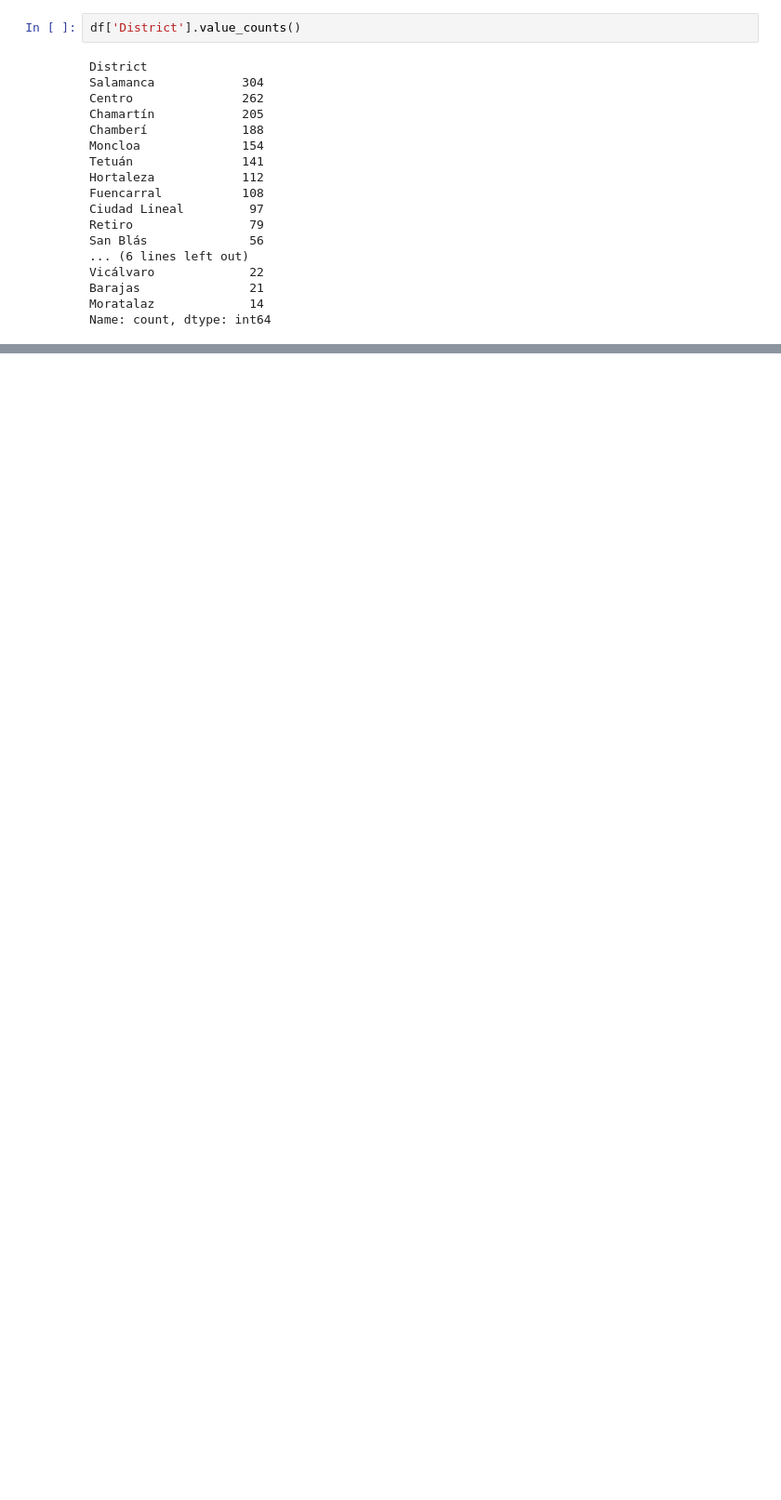
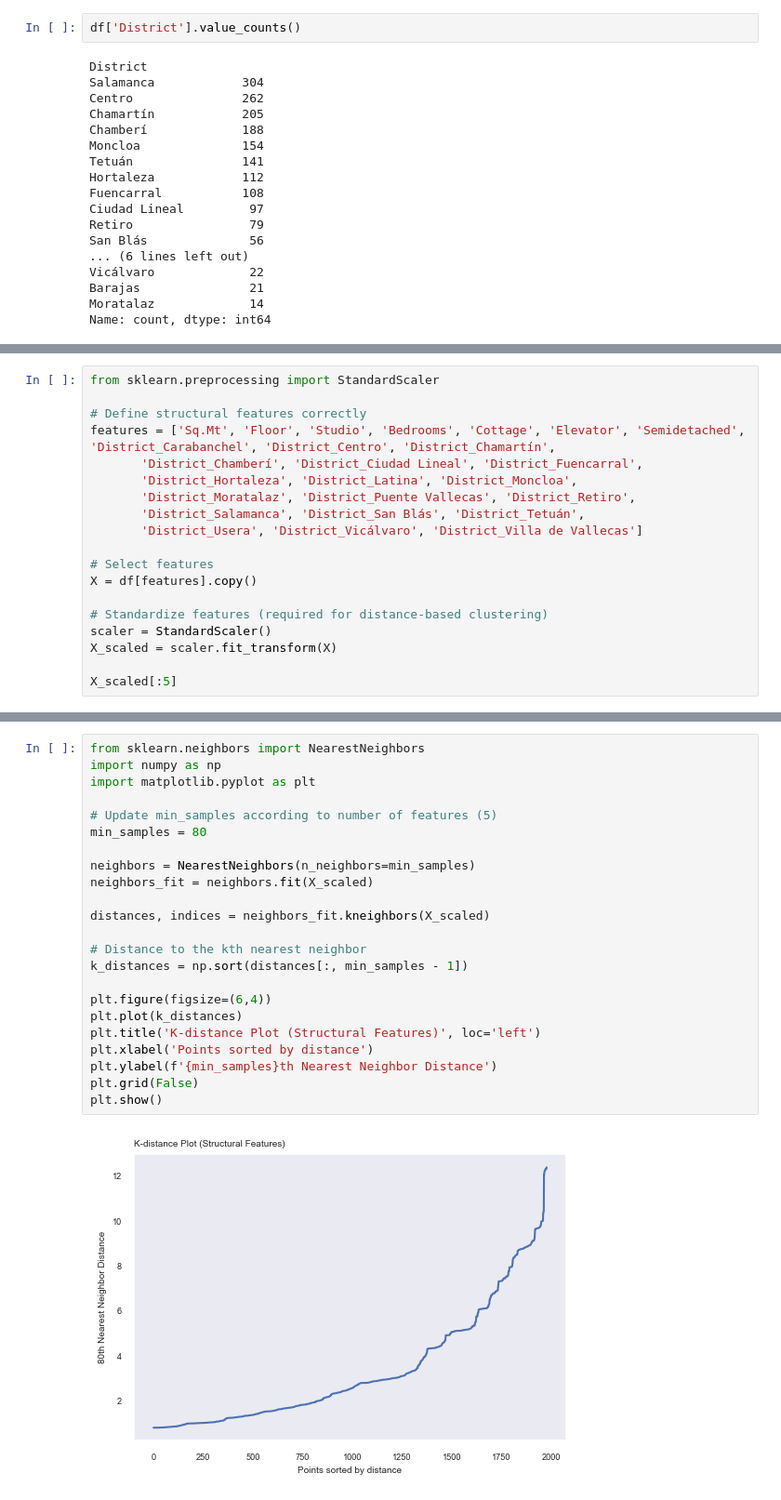
Before and after one commit to JJR9903/IE-MBDS-ML-1-group-project, a Jupyter notebook: notebooks/Group project.ipynb, the cells around one changed output, grey strips where cells are left out. Shown at 93% size. Saved outputs shown, nothing was run; the diff lists cells and outputs as text; blank space fills up the shorter version.

```diff
--- a/notebooks/Group project.ipynb
+++ b/notebooks/Group project.ipynb
@@ -1152,0 +766,19 @@ Overall, the results show that Madrid’s rental market is shaped by both spatia
+# %%
+from sklearn.preprocessing import StandardScaler
+
+# Define structural features correctly
+features = ['Sq.Mt', 'Floor', 'Studio', 'Bedrooms', 'Cottage', 'Elevator', 'Semidetached', 'District_Carabanchel', 'District_Centro', 'District_Chamartín',
+       'District_Chamberí', 'District_Ciudad Lineal', 'District_Fuencarral',
+       'District_Hortaleza', 'District_Latina', 'District_Moncloa',
+       'District_Moratalaz', 'District_Puente Vallecas', 'District_Retiro',
+       'District_Salamanca', 'District_San Blás', 'District_Tetuán',
+       'District_Usera', 'District_Vicálvaro', 'District_Villa de Vallecas']
+
+# Select features
+X = df[features].copy()
+
+# Standardize features (required for distance-based clustering)
+scaler = StandardScaler()
+X_scaled = scaler.fit_transform(X)
+
+X_scaled[:5]
@@ -1152,0 +803,25 @@ Overall, the results show that Madrid’s rental market is shaped by both spatia
+# %%
+from sklearn.neighbors import NearestNeighbors
+import numpy as np
+import matplotlib.pyplot as plt
+
+# Update min_samples according to number of features (5)
+min_samples = 80
+
+neighbors = NearestNeighbors(n_neighbors=min_samples)
+neighbors_fit = neighbors.fit(X_scaled)
+
+distances, indices = neighbors_fit.kneighbors(X_scaled)
+
+# Distance to the kth nearest neighbor
+k_distances = np.sort(distances[:, min_samples - 1])
+
+plt.figure(figsize=(6,4))
+plt.plot(k_distances)
+plt.title('K-distance Plot (Structural Features)', loc='left')
+plt.xlabel('Points sorted by distance')
+plt.ylabel(f'{min_samples}th Nearest Neighbor Distance')
+plt.grid(False)
+plt.show()
+# %% [output]
+[figure, added]
```
Also changed, not shown: parts of 51 cells of this notebook.
